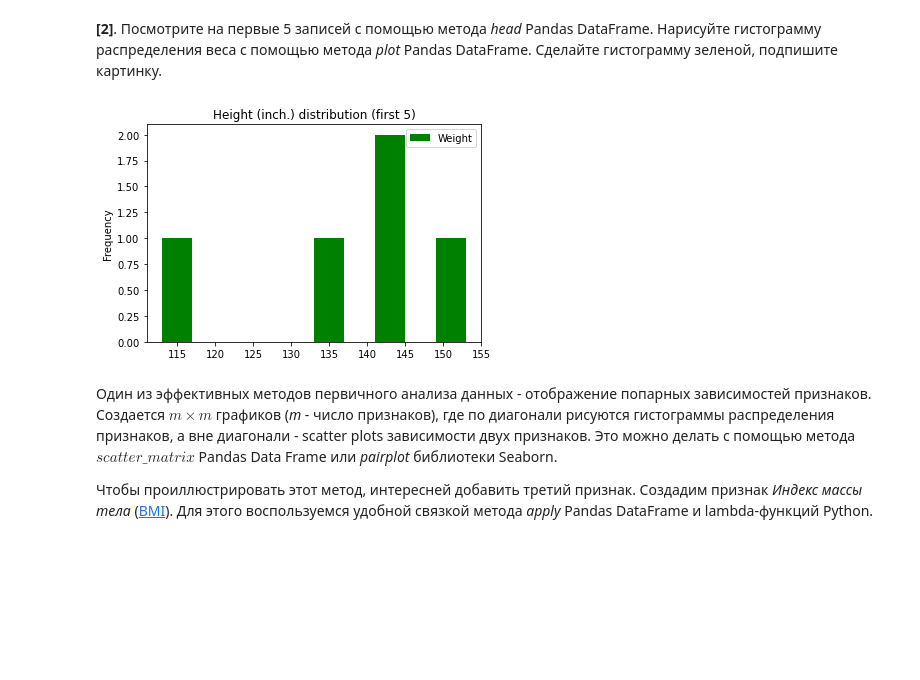
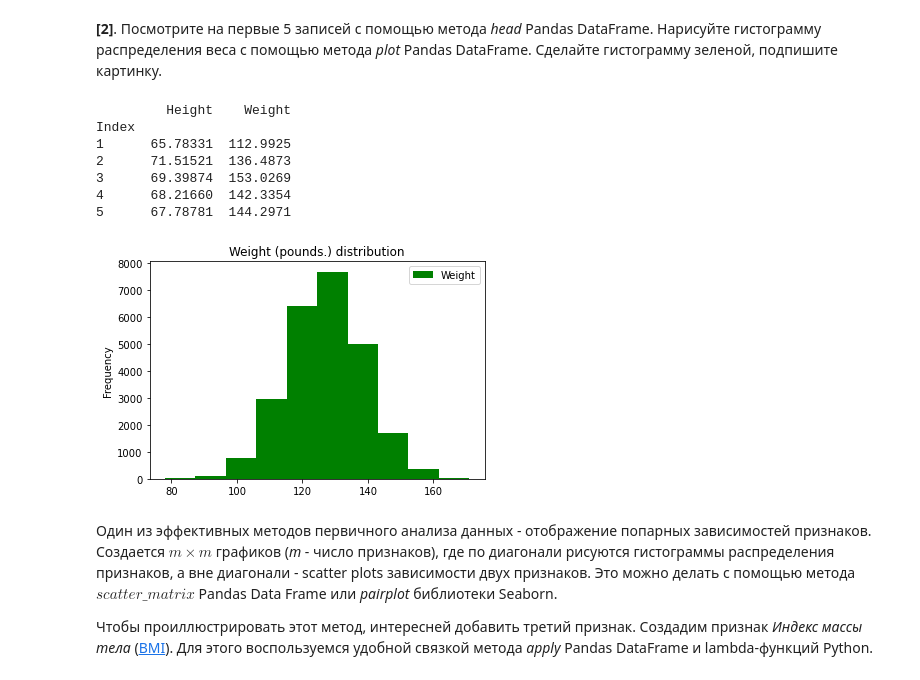
Before and after one commit to vla9isla8/coursera-ml2, a Jupyter notebook: Week 1/Assignment_1.ipynb, the cells around one changed output. Cells and saved outputs as stored; diff of their text form; code cells hidden in the pictures; blank space fills up the shorter version.

```diff
--- a/Week 1/Assignment_1.ipynb
+++ b/Week 1/Assignment_1.ipynb
@@ -55,10 +55,18 @@ data.plot(y='Height', kind='hist',
 # %% [markdown]
 **[2]**. Посмотрите на первые 5 записей с помощью метода *head* Pandas DataFrame. Нарисуйте гистограмму распределения веса с помощью метода *plot* Pandas DataFrame. Сделайте гистограмму зеленой, подпишите картинку.
 # %%
-data.head().plot(y='Weight', kind='hist', color='green', title='Height (inch.) distribution (first 5)')
+print(data.head())
+data.plot(y='Weight', kind='hist', color='green', title='Weight (pounds.) distribution')
 plt.show()
 # %% [output]
+         Height    Weight
+Index
+1      65.78331  112.9925
+2      71.51521  136.4873
+3      69.39874  153.0269
+4      68.21660  142.3354
+5      67.78781  144.2971
-[figure, old version]
+[figure, new version]
 # %% [markdown]
 Один из эффективных методов первичного анализа данных - отображение попарных зависимостей признаков. Создается $m \times m$ графиков (*m* - число признаков), где по диагонали рисуются гистограммы распределения признаков, а вне диагонали - scatter plots зависимости двух признаков. Это можно делать с помощью метода $scatter\_matrix$ Pandas Data Frame или *pairplot* библиотеки Seaborn.
 
```
Also changed, not shown: 3 other files.
